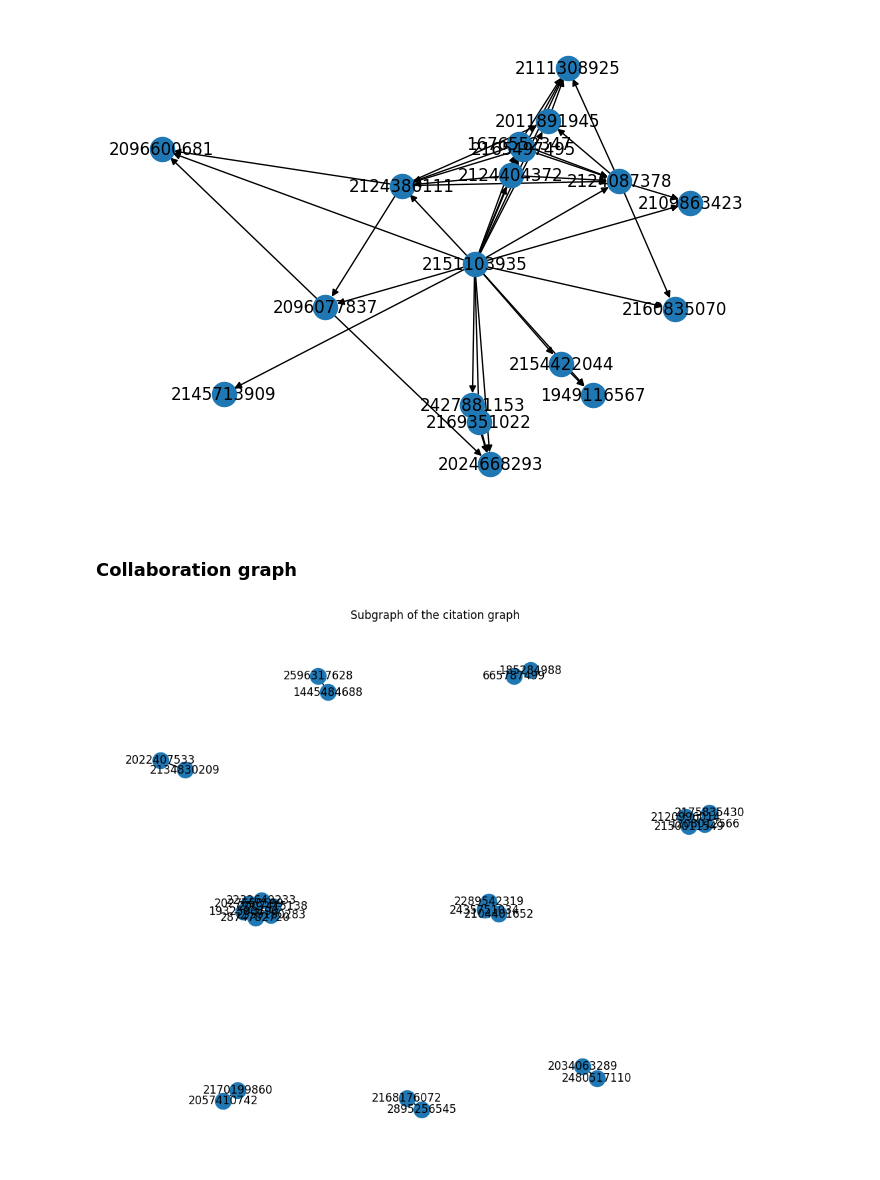
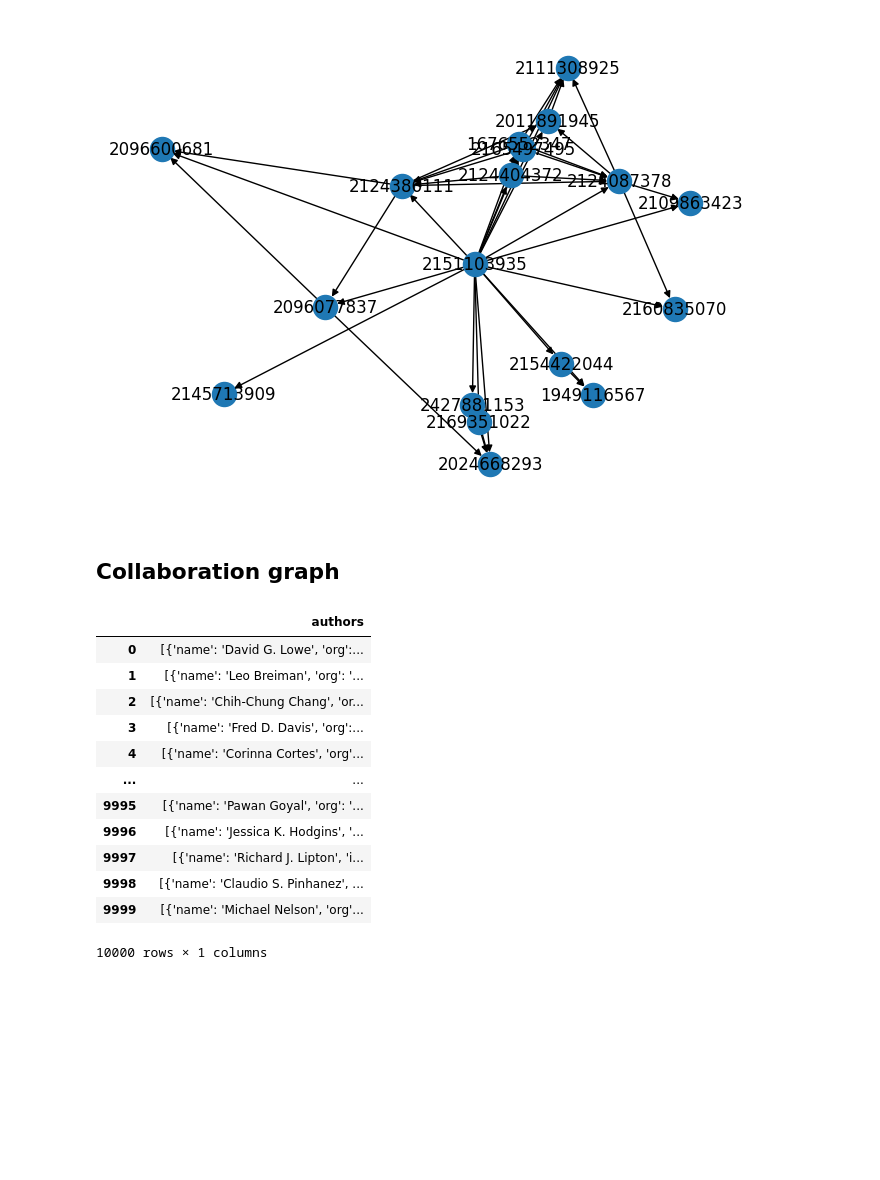
Before and after one commit to marinazanoni/HM5_ADM, a Jupyter notebook: hw5_question1.ipynb, the cells around one changed output. Cells and saved outputs as stored; diff of their text form; code cells hidden in the pictures; blank space fills up the shorter version.

```diff
--- a/hw5_question1.ipynb
+++ b/hw5_question1.ipynb
@@ -237,52 +237,23 @@ plt.show()
 # %% [output]
 [figure]
 # %% [markdown]
-### Collaboration graph
+## Collaboration graph
 # %%
 import itertools
-# %%
-dataset_top_citation['authors'] = dataset_top_citation['authors'].apply(lambda row: ast.literal_eval(row))
-collaboration_graph = nx.Graph(name='Collaboration Graph')
-
-collaborations = {}
-for list_of_authors in dataset_top_citation['authors']:
-    author_ids = [author['id'] for author in list_of_authors]
-    author_comb = itertools.combinations(author_ids, 2)
-    for rel in author_comb:
-        rel = tuple(sorted(rel))
-        if rel not in collaborations:
-            collaborations[rel] = 1
-        else:
-            collaborations[rel] += 1
-
-for authors, sum_of_collaborations in collaborations.items():
-    author1, author2 = authors
-    collaboration_graph.add_edge(author1, author2, weight=sum_of_collaborations)
-
-def apply_record(G, data):
-    for author in data['authors']:
-        author_id = author['id']
-        G.add_node(author_id, name=author['name'], org=author.get('org', None))
-
-    author_ids = [author['id'] for author in data['authors']]
-    edges = itertools.combinations(author_ids, 2)
-
-    for edge in edges:
-        edge = tuple(sorted(edge))
-        if G.has_edge(*edge):
-            G[edge[0]][edge[1]]['weight'] += 1
-        else:
-            G.add_edge(edge[0], edge[1], weight=1)
-
-_ = dataset_top_citation.apply(lambda row: apply_record(collaboration_graph, row), axis=1)
-# %%
-# creating a subgraph of ten nodes
-subgraph = collaboration_graph.subgraph(list(collaboration_graph.nodes())[:25])
-position = nx.spring_layout(subgraph)
-plt.figure(figsize=(10,8))
-nx.draw(subgraph, with_labels=True, pos= position)
-nx.draw_networkx_edges(subgraph, pos=position)
-plt.title('Subgraph of the citation graph')
-plt.show()
-# %% [output]
-[figure, removed]
+# %%
+dataset_top_citation_collaboration_graph = dataset_top_citation[['authors']]
+dataset_top_citation_collaboration_graph
+# %% [output]
+|  | authors |
+| 0 | [{'name': 'David G. Lowe', 'org':... |
+| 1 | [{'name': 'Leo Breiman', 'org': '... |
+| 2 | [{'name': 'Chih-Chung Chang', 'or... |
+| 3 | [{'name': 'Fred D. Davis', 'org':... |
+| 4 | [{'name': 'Corinna Cortes', 'org'... |
+| ... | ... |
+| 9995 | [{'name': 'Pawan Goyal', 'org': '... |
+| 9996 | [{'name': 'Jessica K. Hodgins', '... |
+| 9997 | [{'name': 'Richard J. Lipton', 'i... |
+| 9998 | [{'name': 'Claudio S. Pinhanez', ... |
+| 9999 | [{'name': 'Michael Nelson', 'org'... |
+10000 rows × 1 columns
```
Also changed, not shown: parts of 4 cells of this notebook.
